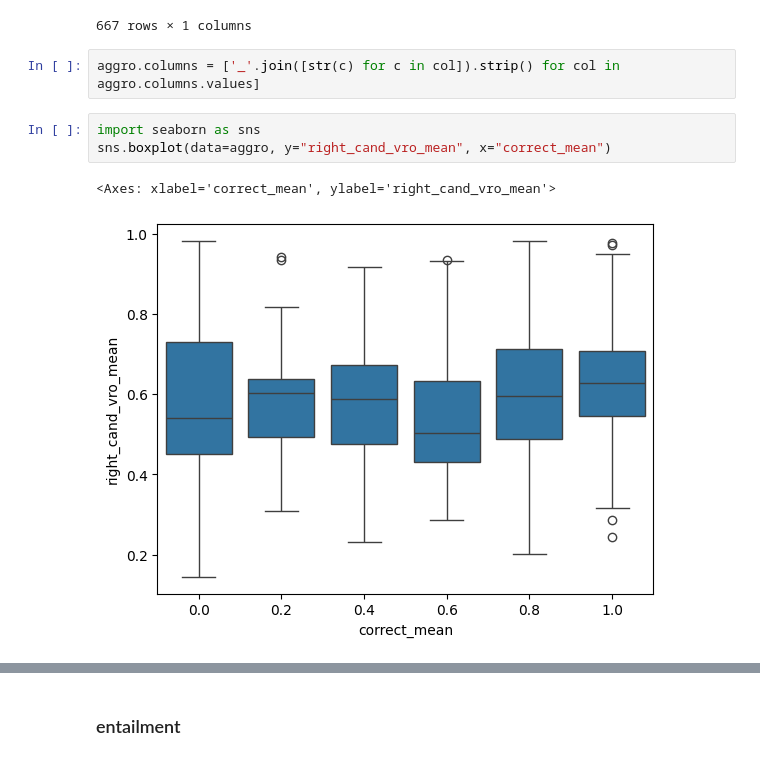
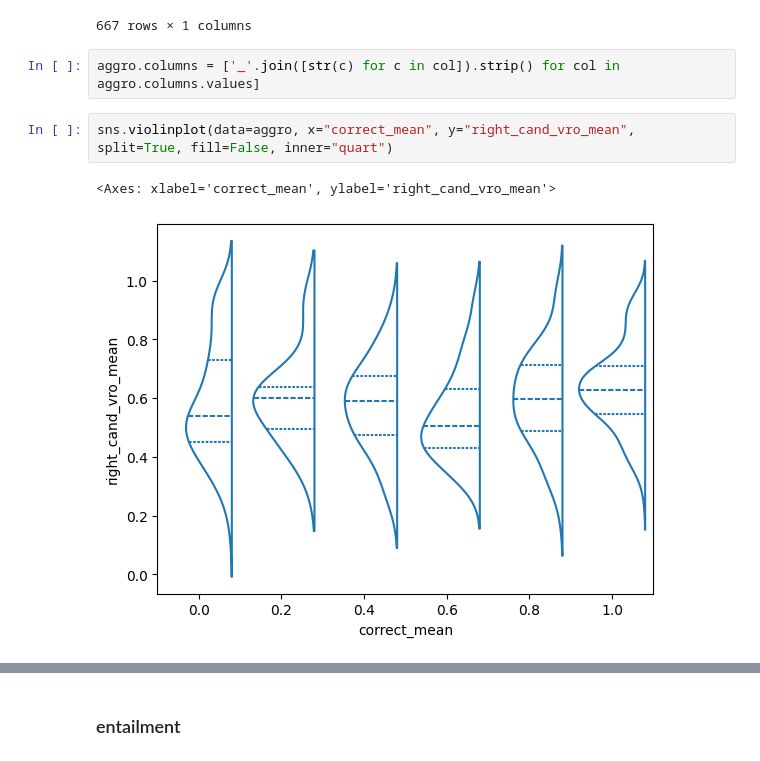
Before and after one commit to carloalbertobono/llm-uncertainty, a Jupyter notebook: cohesion.ipynb, the cells around one changed output, grey strips where cells are left out. Drawn from its saved outputs; the diff is of its cells as text.

```diff
--- a/cohesion.ipynb
+++ b/cohesion.ipynb
@@ -318,11 +319,10 @@ aggro.correct
 | 1794 | 1.0 |
 | 1797 | 0.0 |
 667 rows × 1 columns
-# %%
-aggro.columns = ['_'.join([str(c) for c in col]).strip() for col in aggro.columns.values]
+# %%
+aggro.columns = ['_'.join([str(c) for c in col]).strip() for col in aggro.columns.values]
 # %%
-import seaborn as sns
-sns.boxplot(data=aggro, y="right_cand_vro_mean", x="correct_mean")
+sns.violinplot(data=aggro, x="correct_mean", y="right_cand_vro_mean", split=True, fill=False, inner="quart")
 # %% [output]
 <Axes: xlabel='correct_mean', ylabel='right_cand_vro_mean'>
-[figure, old version]
+[figure, new version]
```
Also changed, not shown: parts of 15 cells of this notebook, 4 other files.
